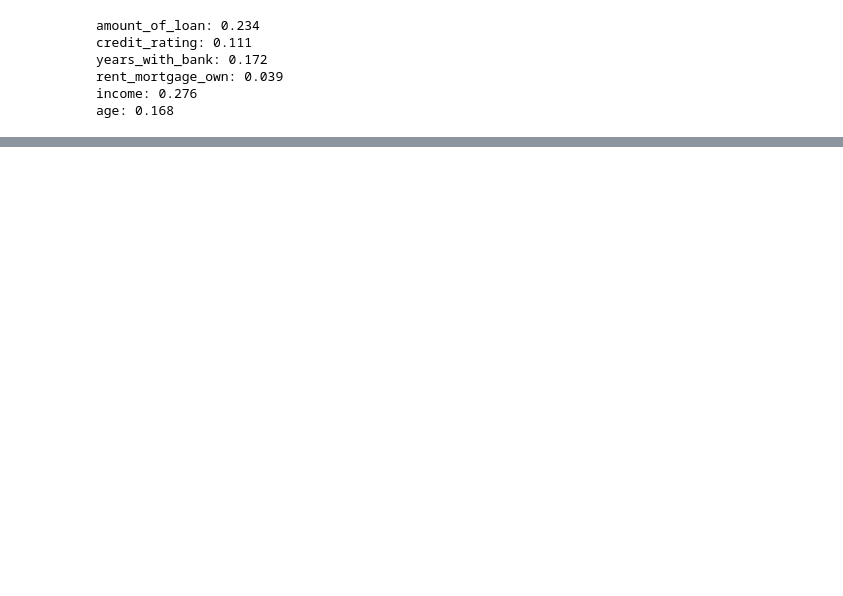
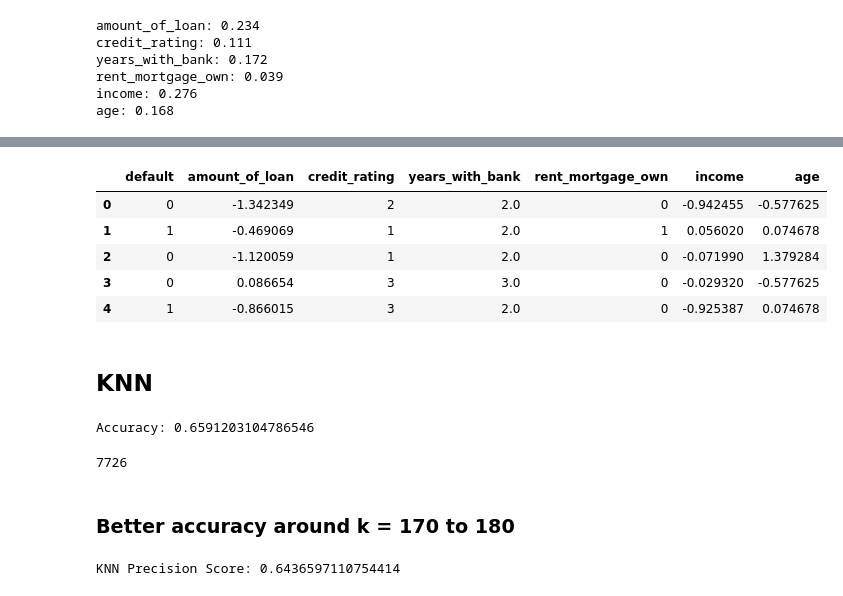
Before and after one commit to LindsayDawnSnow/ml_loan_history, a Jupyter notebook: ml_loan_prediction.ipynb, the cells around one changed output, grey strips where cells are left out. Cells and saved outputs as stored; diff of their text form; code cells hidden in the pictures; blank space fills up the shorter version.

```diff
--- a/ml_loan_prediction.ipynb
+++ b/ml_loan_prediction.ipynb
@@ -293,0 +310,49 @@ plt.show()
+# %%
+from sklearn.preprocessing import StandardScaler
+
+# create a scaler object
+scaler = StandardScaler()
+
+# select the columns to be scaled
+cols_to_scale = ['amount_of_loan', 'income', 'age']
+
+# fit and transform the data
+df[cols_to_scale] = scaler.fit_transform(df[cols_to_scale])
+# %%
+df.head(5)
+# %% [output]
+|  | default | amount_of_loan | credit_rating | years_with_bank | rent_mortgage_own | income | age |
+| 0 | 0 | -1.342349 | 2 | 2.0 | 0 | -0.942455 | -0.577625 |
+| 1 | 1 | -0.469069 | 1 | 2.0 | 1 | 0.056020 | 0.074678 |
+| 2 | 0 | -1.120059 | 1 | 2.0 | 0 | -0.071990 | 1.379284 |
+| 3 | 0 | 0.086654 | 3 | 3.0 | 0 | -0.029320 | -0.577625 |
+| 4 | 1 | -0.866015 | 3 | 2.0 | 0 | -0.925387 | 0.074678 |
+# %% [markdown]
+## KNN
+# %%
+from sklearn.neighbors import KNeighborsClassifier
+from sklearn.model_selection import train_test_split
+
+# Split the dataset into training and testing sets
+X_train, X_test, y_train, y_test = train_test_split(df.drop('default', axis=1), df['default'], test_size=0.2, random_state=50)
+
+knn = KNeighborsClassifier(n_neighbors=170)
+knn.fit(X_train, y_train)
+
+y_pred = knn.predict(X_test)
+accuracy = np.mean(y_pred == y_test)
+print("Accuracy:", accuracy)
+# %% [output]
+Accuracy: 0.6591203104786546
+# %%
+len(df)
+# %% [output]
+7726
+# %% [markdown]
+### Better accuracy around k = 170 to 180
+# %%
+knn_y_pred = knn.predict(X_test)
+knn_precision = precision_score(y_test, knn_y_pred)
+print("KNN Precision Score:", knn_precision)
+# %% [output]
+KNN Precision Score: 0.6436597110754414
```
Also changed, not shown: parts of 4 cells of this notebook, 1 other file.
